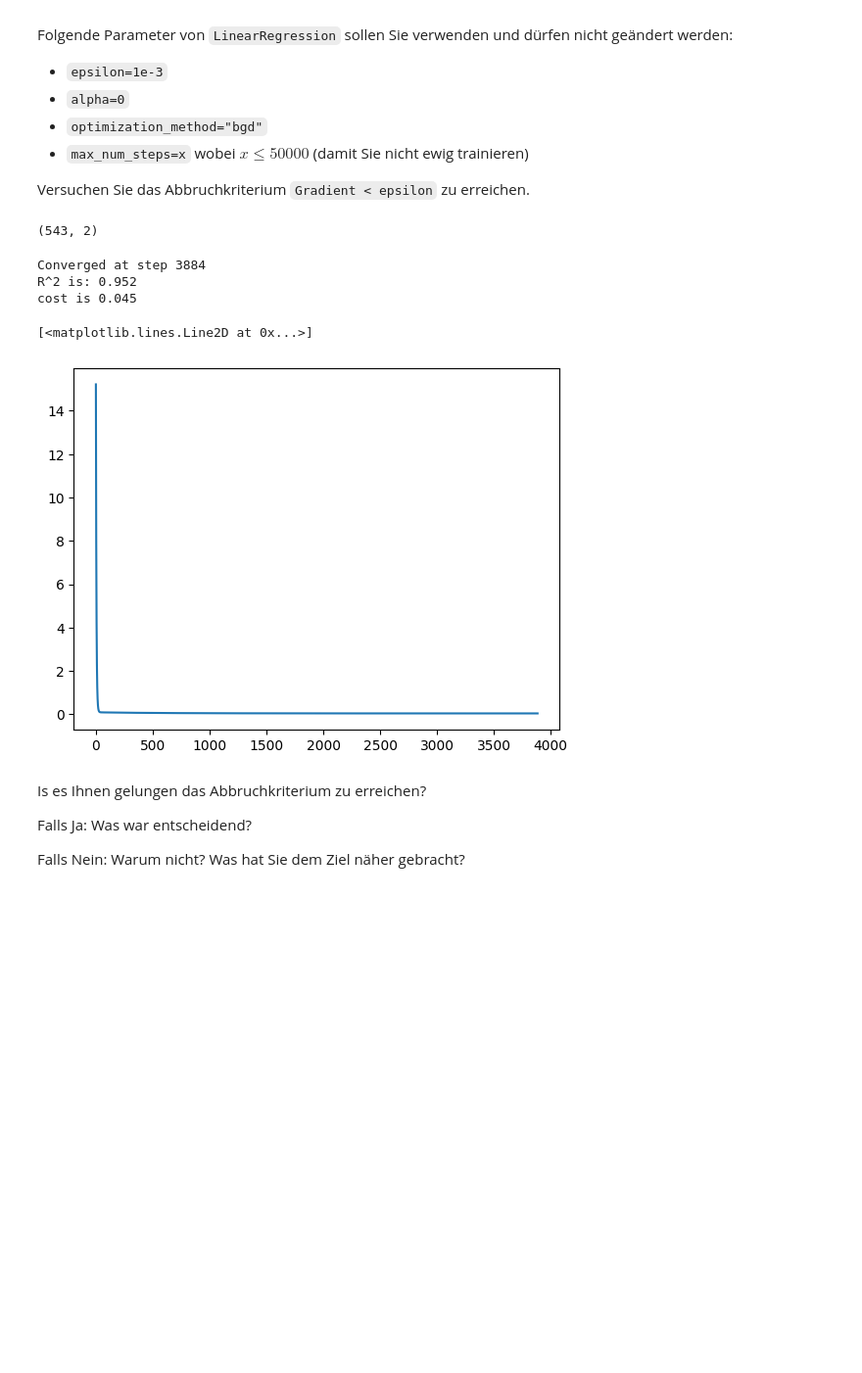
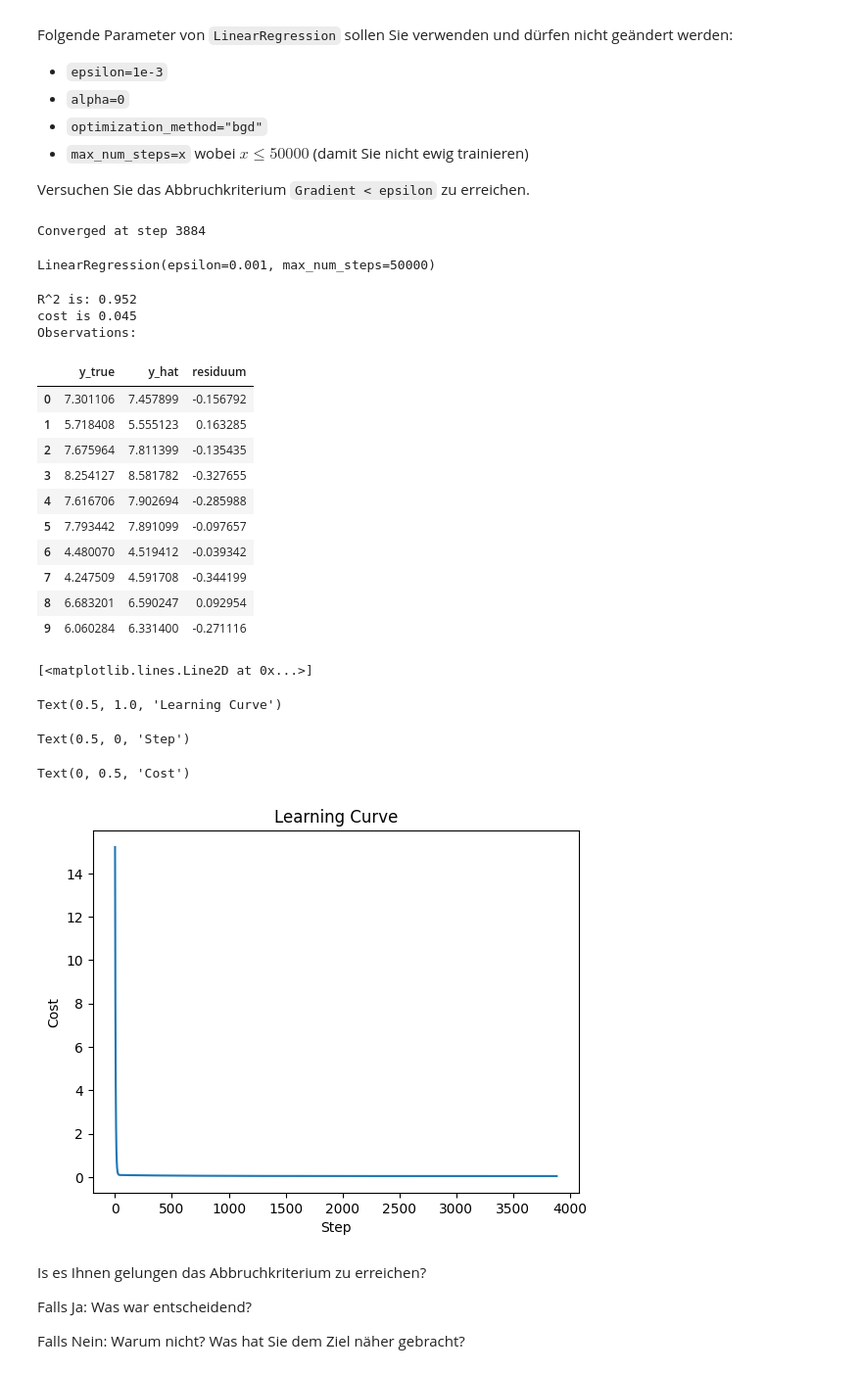
Before and after one commit to SeyaSchmassmann/ml, a Jupyter notebook: graded_assignments/graded01/graded01.ipynb, the cells around one changed output. Shown at 98% size. Saved outputs shown, nothing was run; the diff lists cells and outputs as text; code cells hidden in the pictures; blank space fills up the shorter version.

```diff
--- a/graded_assignments/graded01/graded01.ipynb
+++ b/graded_assignments/graded01/graded01.ipynb
@@ -289,6 +292,8 @@ class LinearRegression(BaseEstimator):
 
         # Initialize weights with zeros
         self.w_ = np.zeros(X.shape[1] + 1)
+
+        self.history = []
 
         if self.verbose:
             progress_bar = tqdm(total=self.max_num_steps, desc="Gradient Descent")
@@ -637,33 +668,59 @@ Versuchen Sie das Abbruchkriterium `Gradient < epsilon` zu erreichen.
 # %%
 import pandas as pd
 import matplotlib.pyplot as plt
 from sklearn.preprocessing import StandardScaler
 
 df_heidelbeeren = pd.read_csv('heidelbeere_train.csv')
 
-lr = LinearRegression(epsilon=1e-3, max_num_steps=50000, learning_rate=0.1, optimization_method="bgd", alpha=0.0, verbose=True)
+lr = LinearRegression(epsilon=1e-3, max_num_steps=50000, learning_rate=0.1, optimization_method="bgd", alpha=0.0)
 
 X_train = df_heidelbeeren[['Samen', 'Fruchtmasse']]
 y_train = df_heidelbeeren['Ertrag'].values
 
+# 1. Option: Normalize data using StandardScaler from sklearn
 X_train = StandardScaler().fit(X_train).transform(X_train)
-
-print(X_train.shape)
+# 2. Option: Normalize data using custom normalization
+# X_train = (X_train - X_train.mean()) / X_train.std()
 
 lr.fit(X_train, y_train)
 
 print(f"R^2 is: {lr.score(X_train, y_train):.3f}")
 print(f"cost is {lr.cost(X_train, y_train):.3f}")
 
-# plot self.history (array of costs)
+df_observation = pd.DataFrame()
+df_observation['y_true'] = y_train[0:10]
+df_observation['y_hat'] = lr.predict(X_train[0:10])
+df_observation['residuum'] = df_observation['y_true'] - df_observation['y_hat']
+
+print("Observations:")
+display(df_observation)
+
 plt.plot(lr.history)
+plt.title("Learning Curve")
+plt.xlabel("Step")
+plt.ylabel("Cost")
 # %% [output]
-(543, 2)
+Converged at step 3884
-Converged at step 3884
-R^2 is: 0.952
-cost is 0.045
+LinearRegression(epsilon=0.001, max_num_steps=50000)
-[<matplotlib.lines.Line2D at 0x...>]
+R^2 is: 0.952
+cost is 0.045
+Observations:
+|  | y_true | y_hat | residuum |
+| 0 | 7.301106 | 7.457899 | -0.156792 |
+| 1 | 5.718408 | 5.555123 | 0.163285 |
+| 2 | 7.675964 | 7.811399 | -0.135435 |
+| 3 | 8.254127 | 8.581782 | -0.327655 |
+| 4 | 7.616706 | 7.902694 | -0.285988 |
+| 5 | 7.793442 | 7.891099 | -0.097657 |
+| 6 | 4.480070 | 4.519412 | -0.039342 |
+| 7 | 4.247509 | 4.591708 | -0.344199 |
+| 8 | 6.683201 | 6.590247 | 0.092954 |
+| 9 | 6.060284 | 6.331400 | -0.271116 |
+[<matplotlib.lines.Line2D at 0x...>]
+Text(0.5, 1.0, 'Learning Curve')
+Text(0.5, 0, 'Step')
+Text(0, 0.5, 'Cost')
-[figure, old version]
+[figure, new version]
 # %% [markdown]
 Is es Ihnen gelungen das Abbruchkriterium zu erreichen?
 
```
Also changed, not shown: parts of 11 cells of this notebook.
